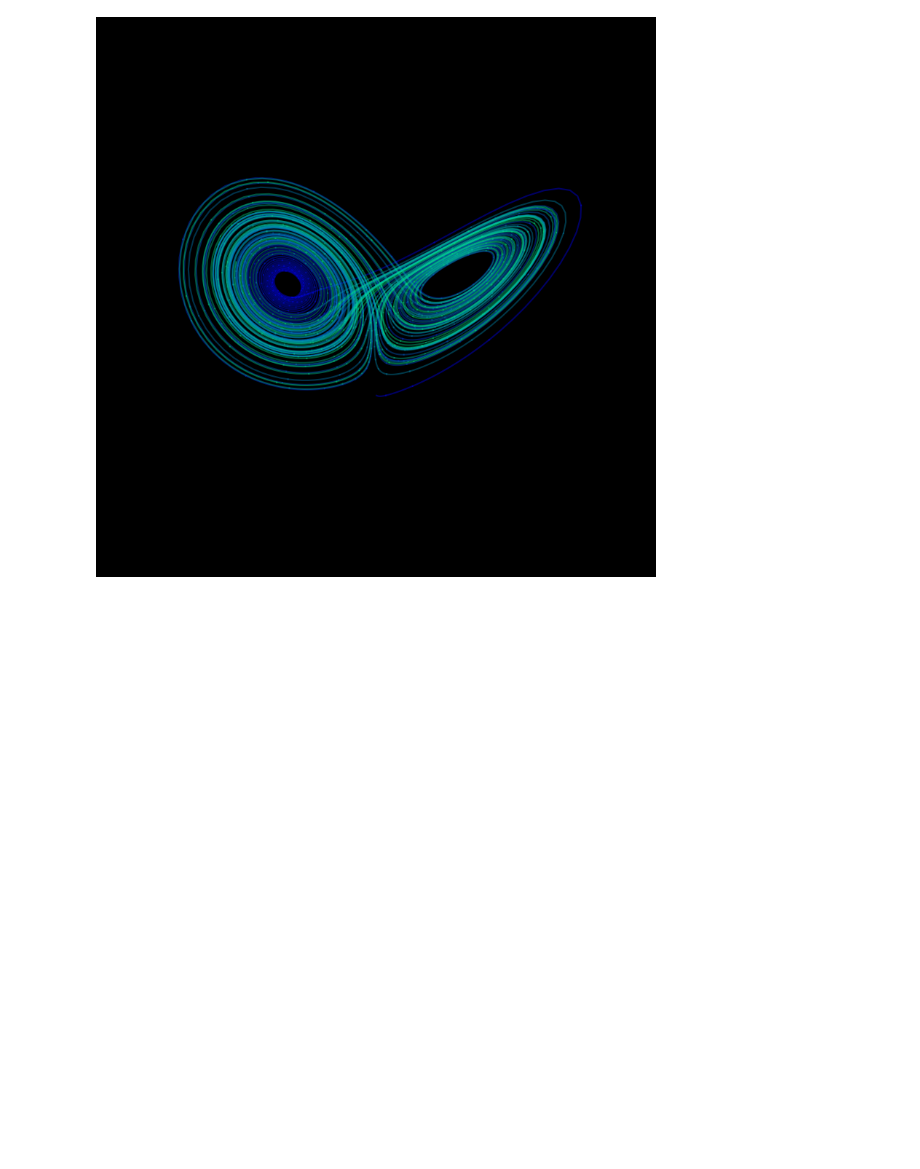
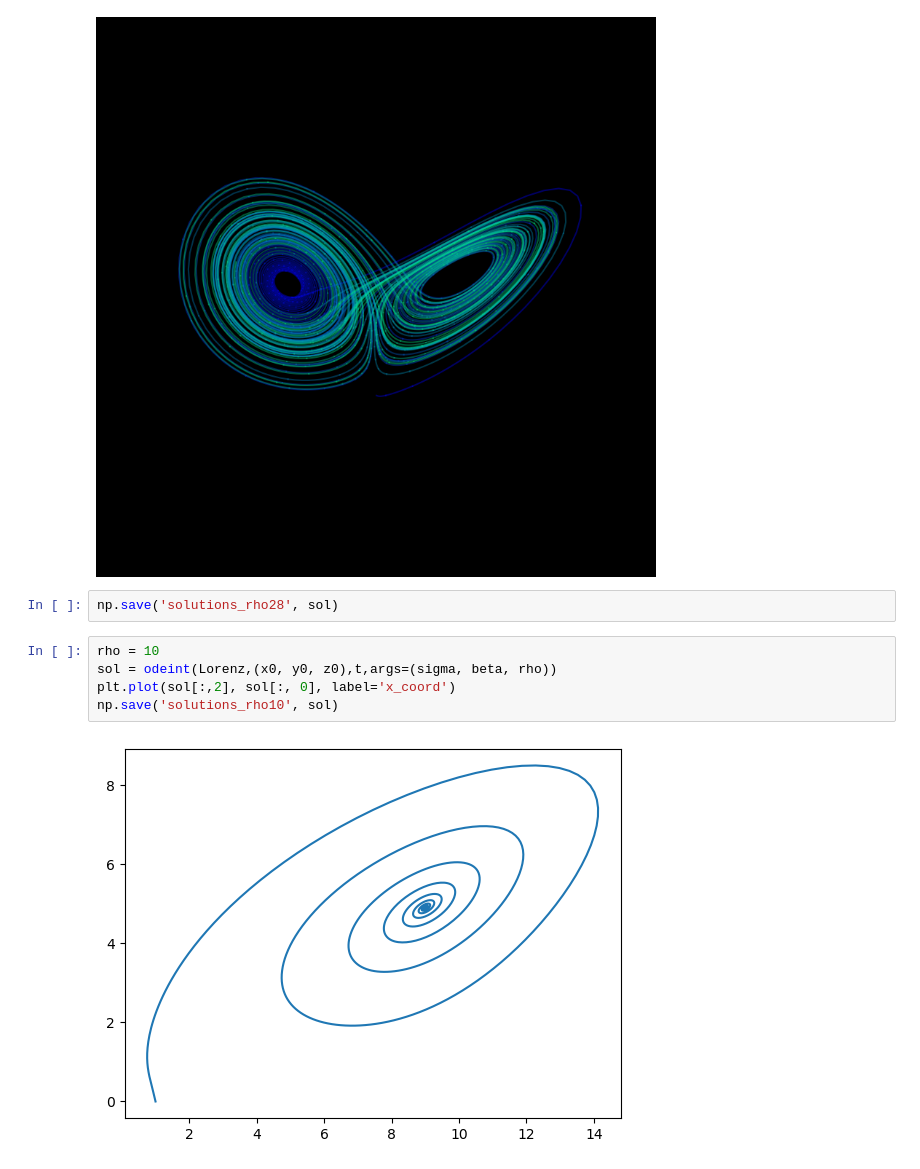
Before and after one commit to NadaEA/Data-driven-dynamical-systems, a Jupyter notebook: M494H3/ODEs.ipynb, the cells around one changed output. Saved outputs shown, nothing was run; the diff lists cells and outputs as text; blank space fills up the shorter version.

```diff
--- a/M494H3/ODEs.ipynb
+++ b/M494H3/ODEs.ipynb
@@ -79,3 +83,12 @@ for i in range(0,n-s,s):
 # ax.set_axis_off()
 # %% [output]
 [figure]
+# %%
+np.save('solutions_rho28', sol)
+# %%
+rho = 10
+sol = odeint(Lorenz,(x0, y0, z0),t,args=(sigma, beta, rho))
+plt.plot(sol[:,2], sol[:, 0], label='x_coord')
+np.save('solutions_rho10', sol)
+# %% [output]
+[figure, added]
```
Also changed, not shown: parts of 6 cells of this notebook, 4 other files.
